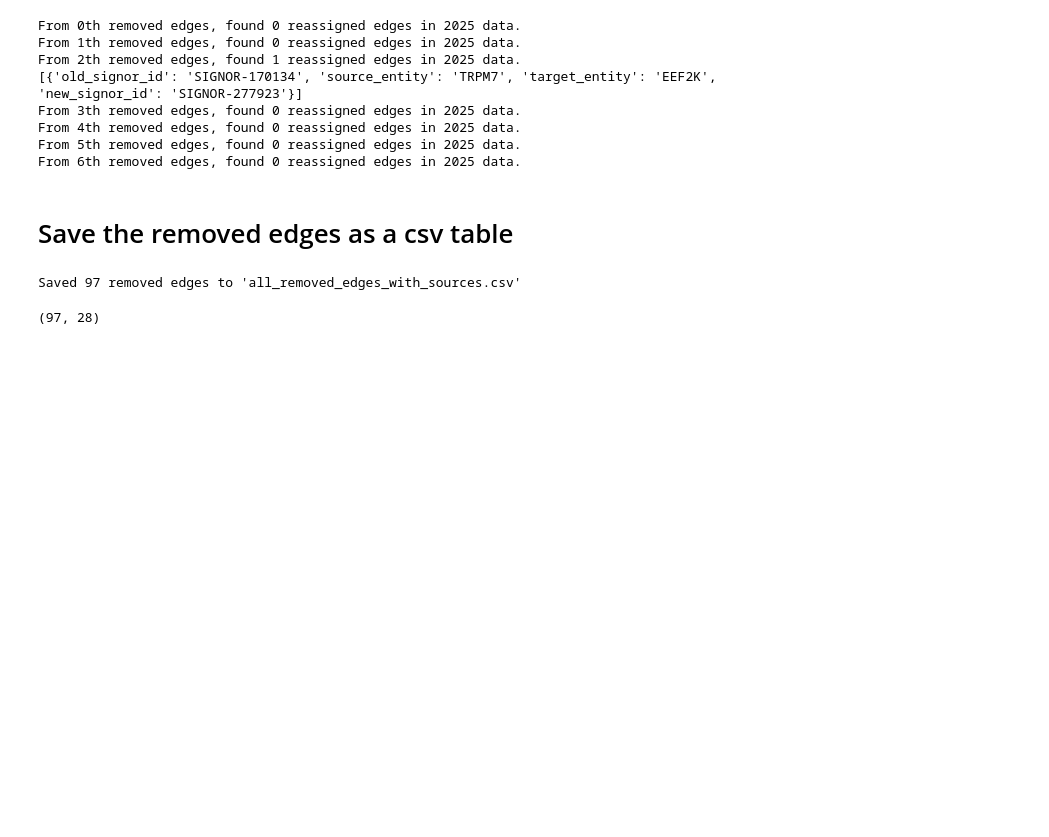
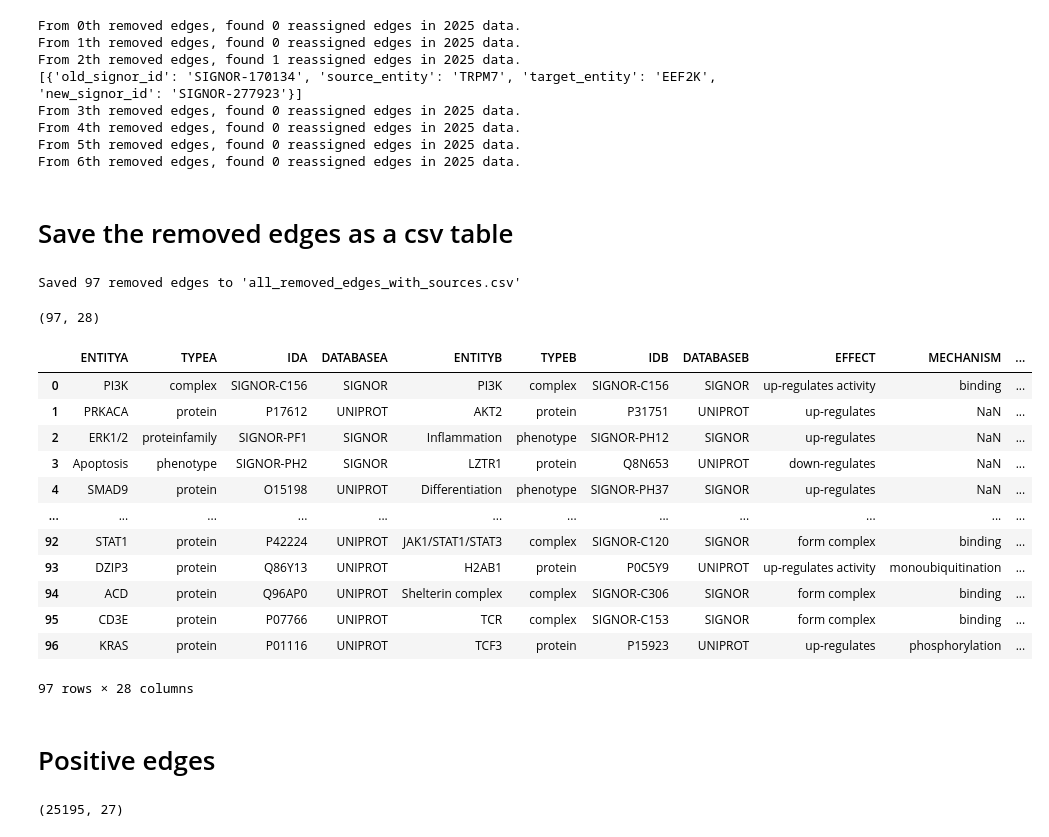
Before and after one commit to saezlab/ProClaim, a Jupyter notebook: grn_denoising/notebooks/signor_edges.ipynb, the cells around one changed output. Cells and saved outputs as stored; diff of their text form; code cells hidden in the pictures; blank space fills up the shorter version.

Commit message:
positive edges

```diff
--- a/grn_denoising/notebooks/signor_negative_edges.ipynb
+++ b/grn_denoising/notebooks/signor_edges.ipynb
@@ -11,5 +15,5 @@ plt.style.use("../rw_visualization.mplstyle")
 # %%
-data_path = Path("./signor")
+data_path = Path("../signor")
 data_oct_2018 = pd.read_csv(data_path / 'Oct2018_release.txt', sep='\t')
 data_oct_2019 = pd.read_csv(data_path / 'Oct2019_release.txt', sep='\t')
 data_oct_2020 = pd.read_csv(data_path / 'Oct2020_release.txt', sep='\t')
@@ -246,6 +250,22 @@ Saved 97 removed edges to 'all_removed_edges_with_sources.csv'
 all_removed_edges_df.shape
 # %% [output]
 (97, 28)
+# %%
+all_removed_edges_df
+# %% [output]
+|  | ENTITYA | TYPEA | IDA | DATABASEA | ENTITYB | TYPEB | IDB | DATABASEB | EFFECT | MECHANISM | ... |
+| 0 | PI3K | complex | SIGNOR-C156 | SIGNOR | PI3K | complex | SIGNOR-C156 | SIGNOR | up-regulates activity | binding | ... |
+| 1 | PRKACA | protein | P17612 | UNIPROT | AKT2 | protein | P31751 | UNIPROT | up-regulates | NaN | ... |
+| 2 | ERK1/2 | proteinfamily | SIGNOR-PF1 | SIGNOR | Inflammation | phenotype | SIGNOR-PH12 | SIGNOR | up-regulates | NaN | ... |
+| 3 | Apoptosis | phenotype | SIGNOR-PH2 | SIGNOR | LZTR1 | protein | Q8N653 | UNIPROT | down-regulates | NaN | ... |
+| 4 | SMAD9 | protein | O15198 | UNIPROT | Differentiation | phenotype | SIGNOR-PH37 | SIGNOR | up-regulates | NaN | ... |
+| ... | ... | ... | ... | ... | ... | ... | ... | ... | ... | ... | ... |
+| 92 | STAT1 | protein | P42224 | UNIPROT | JAK1/STAT1/STAT3 | complex | SIGNOR-C120 | SIGNOR | form complex | binding | ... |
+| 93 | DZIP3 | protein | Q86Y13 | UNIPROT | H2AB1 | protein | P0C5Y9 | UNIPROT | up-regulates activity | monoubiquitination | ... |
+| 94 | ACD | protein | Q96AP0 | UNIPROT | Shelterin complex | complex | SIGNOR-C306 | SIGNOR | form complex | binding | ... |
+| 95 | CD3E | protein | P07766 | UNIPROT | TCR | complex | SIGNOR-C153 | SIGNOR | form complex | binding | ... |
+| 96 | KRAS | protein | P01116 | UNIPROT | TCF3 | protein | P15923 | UNIPROT | up-regulates | phosphorylation | ... |
+97 rows × 28 columns
 # %%
 # Workflow:
 # 1. I first identified the removed edges between each consecutive year by considering only SIGNOR_ID.
@@ -256,3 +276,11 @@ all_removed_edges_df.shape
 # NOTE:
 # 1. There are plenty of ribosomal subunit related edges being removed in 2021-2022 data.
 # 2. There are only one removed edge being added back in 2025 data: {'old_signor_id': 'SIGNOR-170134', 'source_entity': 'TRPM7', 'target_entity': 'EEF2K', 'new_signor_id': 'SIGNOR-277923'}
+# %% [markdown]
+# Positive edges
+# %%
+# Only consider the protein-protein interactions
+data_jul_2025_ppi = data_jul_2025[(data_jul_2025['TYPEA'] == 'protein') & (data_jul_2025['TYPEB'] == 'protein')]
+data_jul_2025_ppi.shape
+# %% [output]
+(25195, 27)
```
Also changed, not shown: parts of 10 cells of this notebook, 1 other file.
